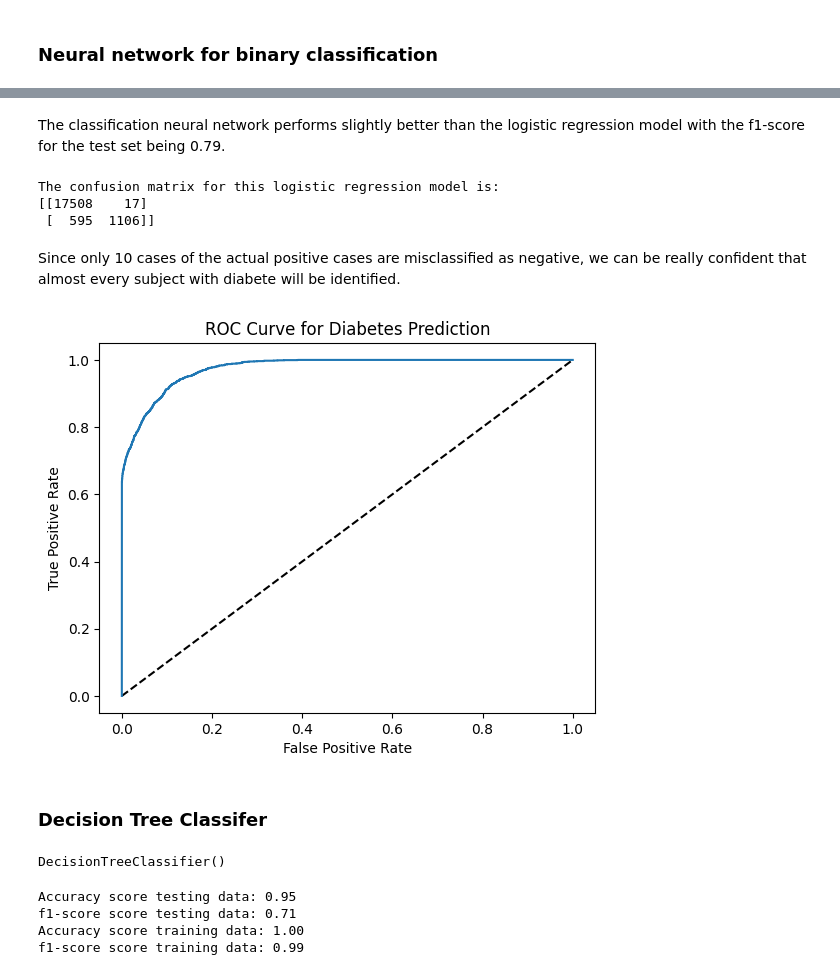
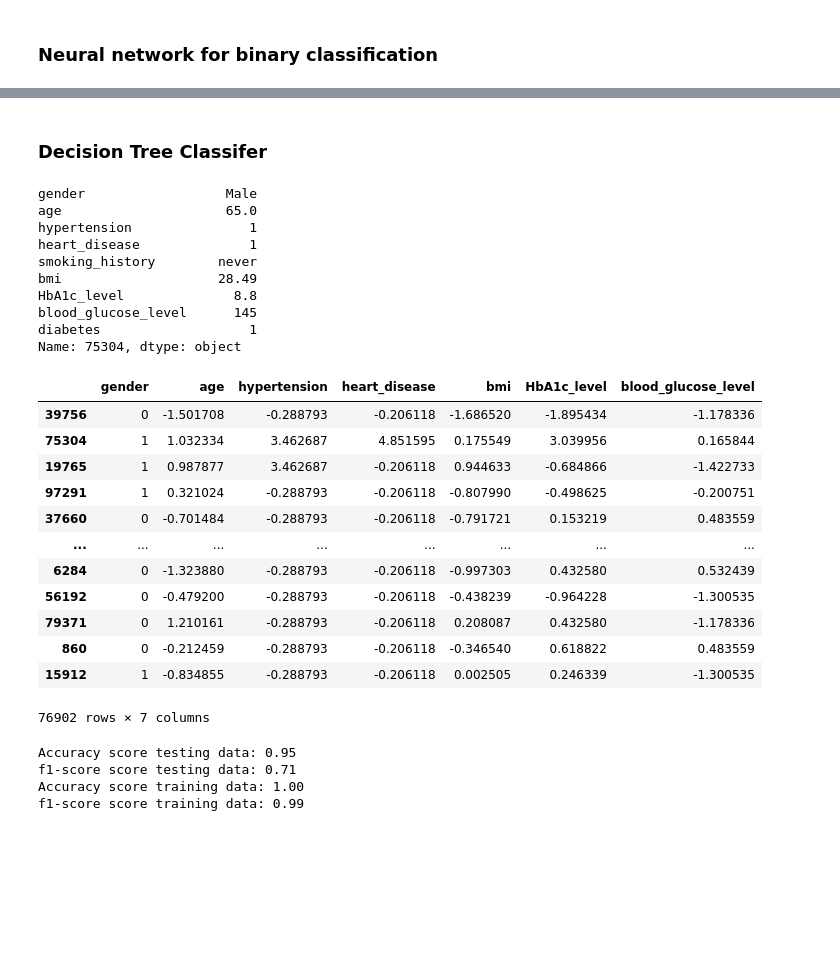
Before and after one commit to minhvyha/PredictifyMeNoteBook, a Jupyter notebook: ML/diabetes_prediction.ipynb, the cells around one changed output, grey strips where cells are left out. Drawn from its saved outputs; the diff is of its cells as text; code cells hidden in the pictures; blank space fills up the shorter version.

```diff
--- a/ML/diabetes_prediction.ipynb
+++ b/ML/diabetes_prediction.ipynb
@@ -303,2 +324,0 @@ model.compile(optimizer = tf.keras.optimizers.Adam(learning_rate=0.001),
-# %%
-model.fit(X_train, y_train, epochs = 20)
@@ -345,38 +325,34 @@ f1-score score training data: 0.80
-# %% [markdown]
-The classification neural network performs slightly better than the logistic regression model with the f1-score for the test set being 0.79.
-# %%
-# Confusuin matrix
-print("The confusion matrix for this logistic regression model is: ")
-print(confusion_matrix(y_test, y_pred_class))
-# %% [output]
-The confusion matrix for this logistic regression model is:
-[[17508    17]
- [  595  1106]]
-# %% [markdown]
-Since only 10 cases of the actual positive cases are misclassified as negative, we can be really confident that almost every subject with diabete will be identified.
-# %%
-# ROC curve
-
-# Generate ROC curve values: fpr, tpr, thresholds
-fpr, tpr, thresholds = roc_curve(y_test, y_pred_proba)
-
-plt.plot([0, 1], [0, 1], 'k--')
-
-# Plot tpr against fpr
-plt.plot(fpr, tpr)
-plt.xlabel('False Positive Rate')
-plt.ylabel('True Positive Rate')
-plt.title('ROC Curve for Diabetes Prediction')
-plt.show()
-# %% [output]
-[figure, removed]
 # %% [markdown]
 ### Decision Tree Classifer
 # %%
 dt_clf = DecisionTreeClassifier()
 dt_clf.fit(X_train, y_train)
+print(diabetes.loc[75304])
+X_train
 # %% [output]
-DecisionTreeClassifier()
+gender                  Male
+age                     65.0
+hypertension               1
+heart_disease              1
+smoking_history        never
+bmi                    28.49
+HbA1c_level              8.8
+blood_glucose_level      145
+diabetes                   1
+Name: 75304, dtype: object
+|  | gender | age | hypertension | heart_disease | bmi | HbA1c_level | blood_glucose_level |
+| 39756 | 0 | -1.501708 | -0.288793 | -0.206118 | -1.686520 | -1.895434 | -1.178336 |
+| 75304 | 1 | 1.032334 | 3.462687 | 4.851595 | 0.175549 | 3.039956 | 0.165844 |
+| 19765 | 1 | 0.987877 | 3.462687 | -0.206118 | 0.944633 | -0.684866 | -1.422733 |
+| 97291 | 1 | 0.321024 | -0.288793 | -0.206118 | -0.807990 | -0.498625 | -0.200751 |
+| 37660 | 0 | -0.701484 | -0.288793 | -0.206118 | -0.791721 | 0.153219 | 0.483559 |
+| ... | ... | ... | ... | ... | ... | ... | ... |
+| 6284 | 0 | -1.323880 | -0.288793 | -0.206118 | -0.997303 | 0.432580 | 0.532439 |
+| 56192 | 0 | -0.479200 | -0.288793 | -0.206118 | -0.438239 | -0.964228 | -1.300535 |
+| 79371 | 0 | 1.210161 | -0.288793 | -0.206118 | 0.208087 | 0.432580 | -1.178336 |
+| 860 | 0 | -0.212459 | -0.288793 | -0.206118 | -0.346540 | 0.618822 | 0.483559 |
+| 15912 | 1 | -0.834855 | -0.288793 | -0.206118 | 0.002505 | 0.246339 | -1.300535 |
+76902 rows × 7 columns
 # %%
 y_pred = dt_clf.predict(X_test)
 y_pred_train = dt_clf.predict(X_train)
```
Also changed, not shown: parts of 10 cells of this notebook, 5 other files.
